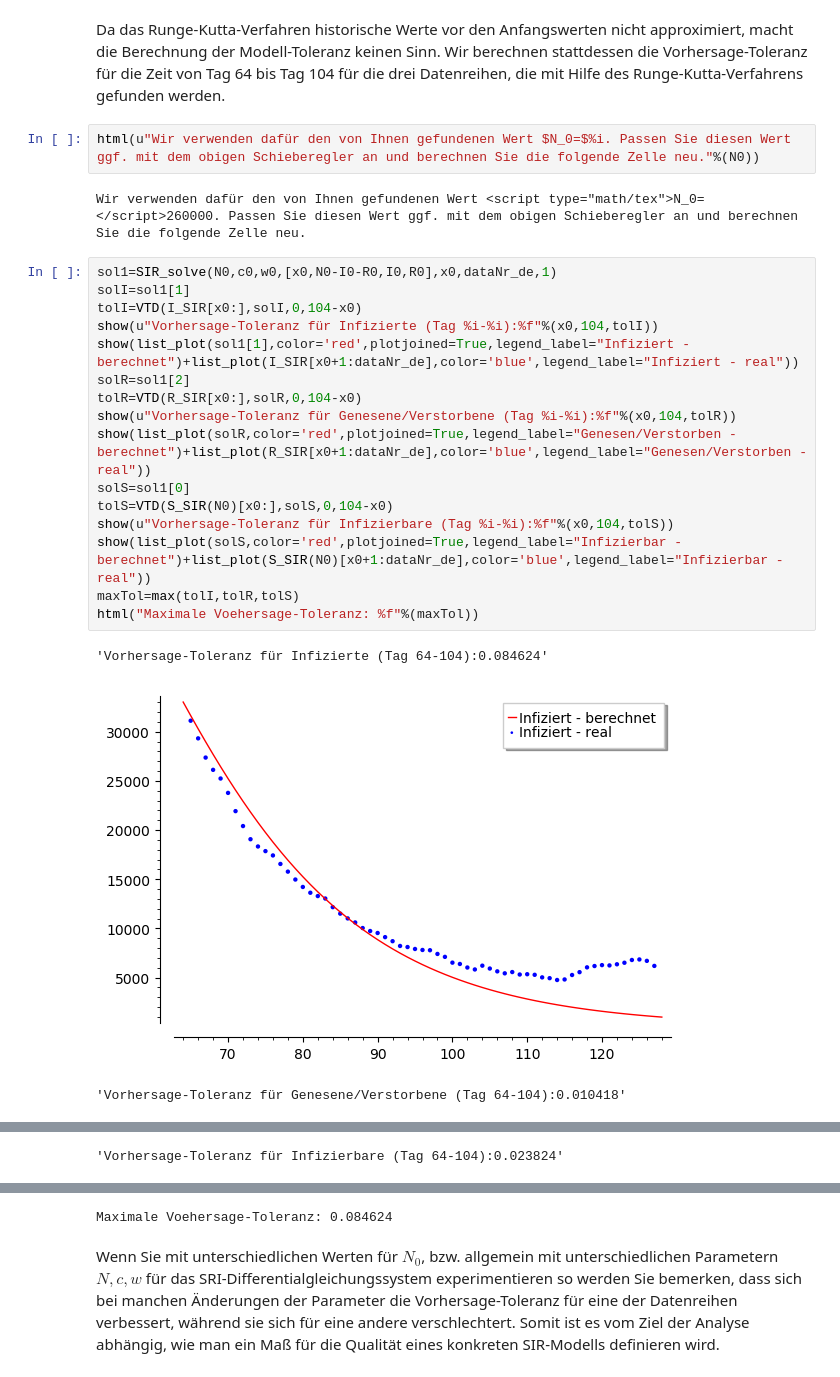
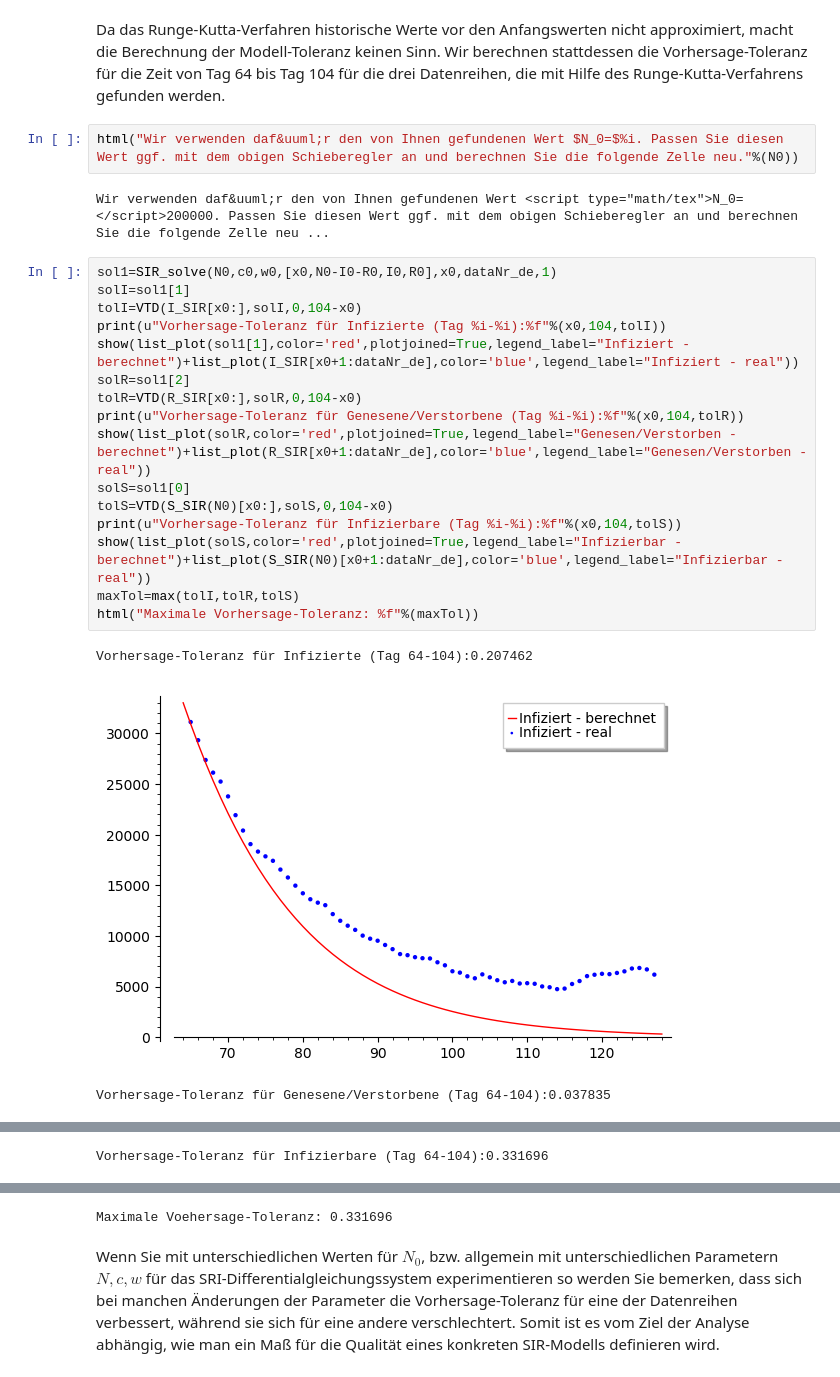
Before and after one commit to ingodahn/Corona, a Jupyter notebook: Deutschland.ipynb, the cells around one changed output, grey strips where cells are left out. Drawn from its saved outputs; the diff is of its cells as text.

```diff
--- a/Deutschland.ipynb
+++ b/Deutschland.ipynb
@@ -595,26 +595,26 @@ Residuen sind f&uuml;r Datenreihen definiert
 # %% [markdown]
 Da das Runge-Kutta-Verfahren historische Werte vor den Anfangswerten nicht approximiert, macht die Berechnung der Modell-Toleranz keinen Sinn. Wir berechnen stattdessen die Vorhersage-Toleranz für die Zeit von Tag 64 bis Tag 104 für die drei Datenreihen, die mit Hilfe des Runge-Kutta-Verfahrens gefunden werden.
 # %%
-html(u"Wir verwenden dafür den von Ihnen gefundenen Wert $N_0=$%i. Passen Sie diesen Wert ggf. mit dem obigen Schieberegler an und berechnen Sie die folgende Zelle neu."%(N0))
+html("Wir verwenden daf&uuml;r den von Ihnen gefundenen Wert $N_0=$%i. Passen Sie diesen Wert ggf. mit dem obigen Schieberegler an und berechnen Sie die folgende Zelle neu."%(N0))
 # %% [output]
-Wir verwenden dafür den von Ihnen gefundenen Wert <script type="math/tex">N_0=</script>260000. Passen Sie diesen Wert ggf. mit dem obigen Schieberegler an und berechnen Sie die folgende Zelle neu.
+Wir verwenden daf&uuml;r den von Ihnen gefundenen Wert <script type="math/tex">N_0=</script>200000. Passen Sie diesen Wert ggf. mit dem obigen Schieberegler an und berechnen Sie die folgende Zelle neu ...
 # %%
 sol1=SIR_solve(N0,c0,w0,[x0,N0-I0-R0,I0,R0],x0,dataNr_de,1)
 solI=sol1[1]
 tolI=VTD(I_SIR[x0:],solI,0,104-x0)
-show(u"Vorhersage-Toleranz für Infizierte (Tag %i-%i):%f"%(x0,104,tolI))
+print(u"Vorhersage-Toleranz für Infizierte (Tag %i-%i):%f"%(x0,104,tolI))
 show(list_plot(sol1[1],color='red',plotjoined=True,legend_label="Infiziert - berechnet")+list_plot(I_SIR[x0+1:dataNr_de],color='blue',legend_label="Infiziert - real"))
 solR=sol1[2]
 tolR=VTD(R_SIR[x0:],solR,0,104-x0)
-show(u"Vorhersage-Toleranz für Genesene/Verstorbene (Tag %i-%i):%f"%(x0,104,tolR))
+print(u"Vorhersage-Toleranz für Genesene/Verstorbene (Tag %i-%i):%f"%(x0,104,tolR))
 show(list_plot(solR,color='red',plotjoined=True,legend_label="Genesen/Verstorben - berechnet")+list_plot(R_SIR[x0+1:dataNr_de],color='blue',legend_label="Genesen/Verstorben - real"))
 solS=sol1[0]
 tolS=VTD(S_SIR(N0)[x0:],solS,0,104-x0)
-show(u"Vorhersage-Toleranz für Infizierbare (Tag %i-%i):%f"%(x0,104,tolS))
+print(u"Vorhersage-Toleranz für Infizierbare (Tag %i-%i):%f"%(x0,104,tolS))
 show(list_plot(solS,color='red',plotjoined=True,legend_label="Infizierbar - berechnet")+list_plot(S_SIR(N0)[x0+1:dataNr_de],color='blue',legend_label="Infizierbar - real"))
 maxTol=max(tolI,tolR,tolS)
-html("Maximale Voehersage-Toleranz: %f"%(maxTol))
+html("Maximale Vorhersage-Toleranz: %f"%(maxTol))
 # %% [output]
-'Vorhersage-Toleranz für Infizierte (Tag 64-104):0.084624'
+Vorhersage-Toleranz für Infizierte (Tag 64-104):0.207462
-[figure, old version]
+[figure, new version]
-'Vorhersage-Toleranz für Genesene/Verstorbene (Tag 64-104):0.010418'
+Vorhersage-Toleranz für Genesene/Verstorbene (Tag 64-104):0.037835
@@ -622 +622 @@ html("Maximale Voehersage-Toleranz: %f"%(maxTol))
-'Vorhersage-Toleranz für Infizierbare (Tag 64-104):0.023824'
+Vorhersage-Toleranz für Infizierbare (Tag 64-104):0.331696
@@ -624,4 +624,4 @@ html("Maximale Voehersage-Toleranz: %f"%(maxTol))
-Maximale Voehersage-Toleranz: 0.084624
+Maximale Voehersage-Toleranz: 0.331696
 # %% [markdown]
 Wenn Sie mit unterschiedlichen Werten für $N_0$, bzw. allgemein mit unterschiedlichen Parametern $N,c,w$ für das SRI-Differentialgleichungssystem experimentieren so werden Sie bemerken, dass sich bei manchen Änderungen der Parameter die Vorhersage-Toleranz für eine der Datenreihen verbessert, während sie sich für eine andere verschlechtert. Somit ist es vom Ziel der Analyse abhängig, wie man ein Maß für die Qualität eines konkreten SIR-Modells definieren wird.
 # %% [markdown]
```
Also changed, not shown: parts of 1 cell of this notebook.
